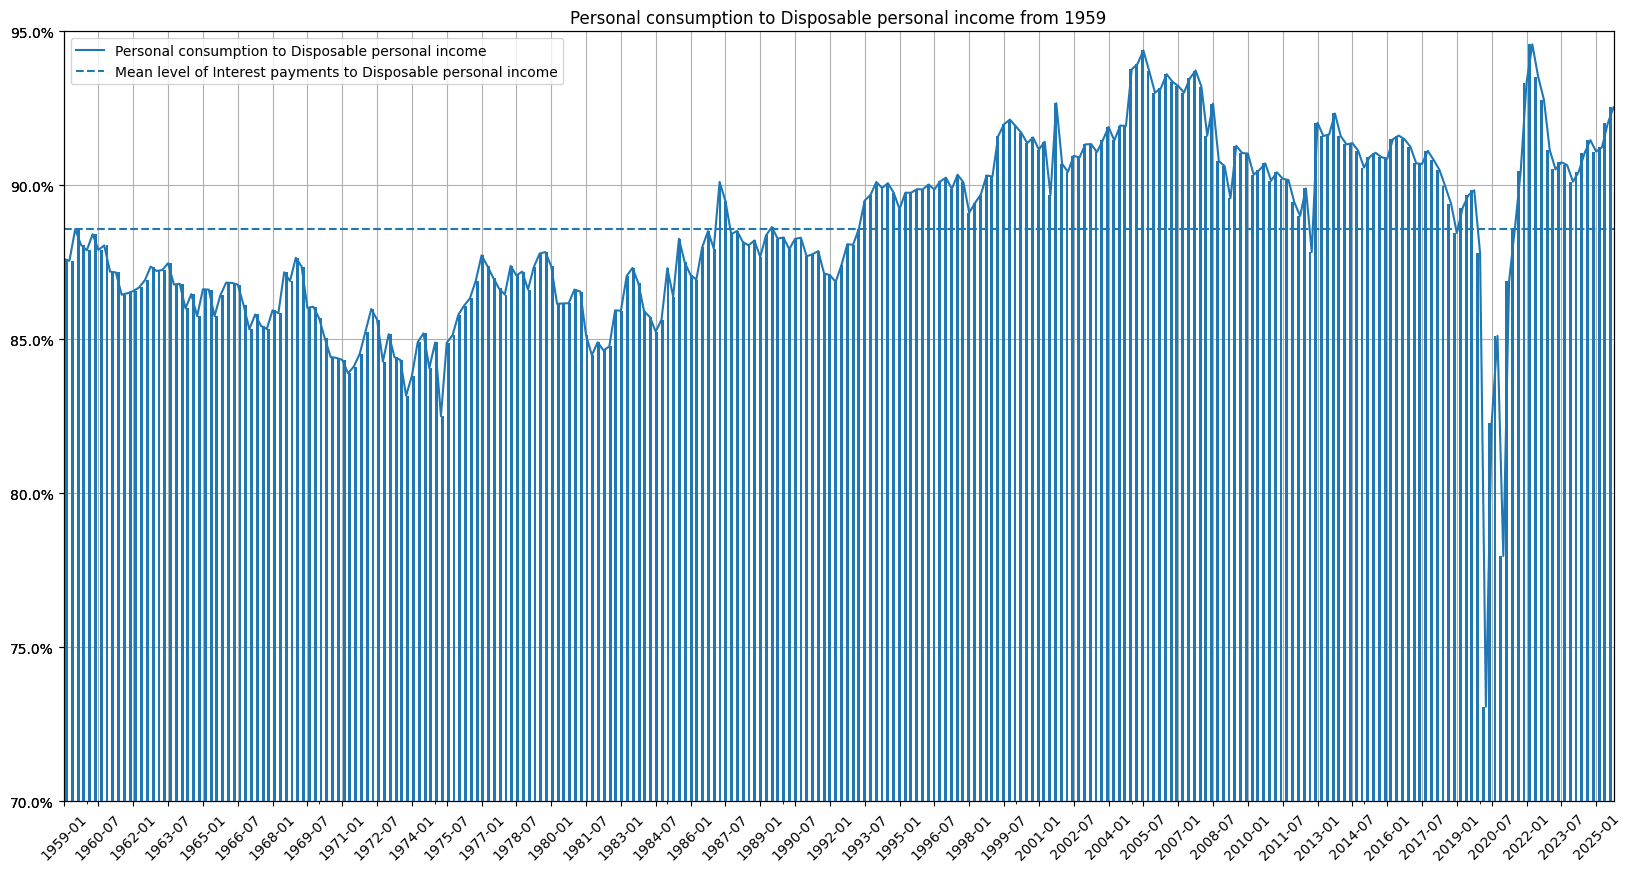
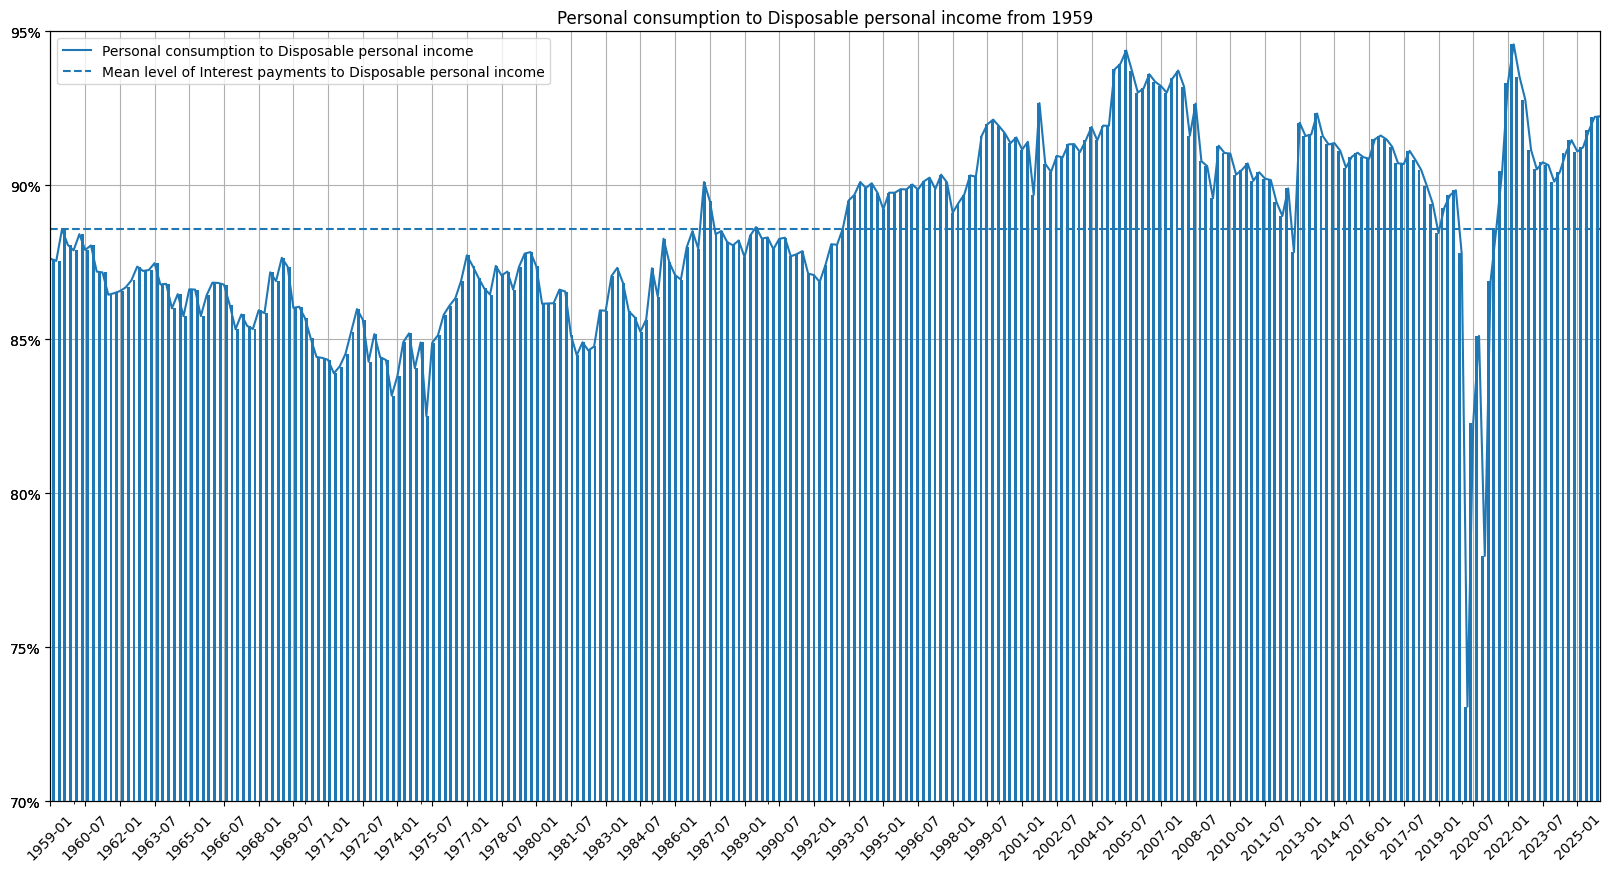
Unified diff of the notebook cell whose output changed from the first chart to the second:
--- before
+++ after
@@ -8,5 +8,5 @@
 ax2 = ax.twiny()
 data_quarterly.iloc[:,idx].plot.bar(ax=ax2, xlabel='', legend=False)
-ax.yaxis.set_major_formatter(mtick.PercentFormatter(1))
+ax.yaxis.set_major_formatter(mtick.PercentFormatter(1, 0))
 ax.axhline(y=data.iloc[:,idx].mean(), ls='--', c='#1f77b4', label=MEAN_LEVEL_OF_INTEREST_PAYMENTS_TO_DPI)
 ax.legend()

Commit: Updated with Q1 data